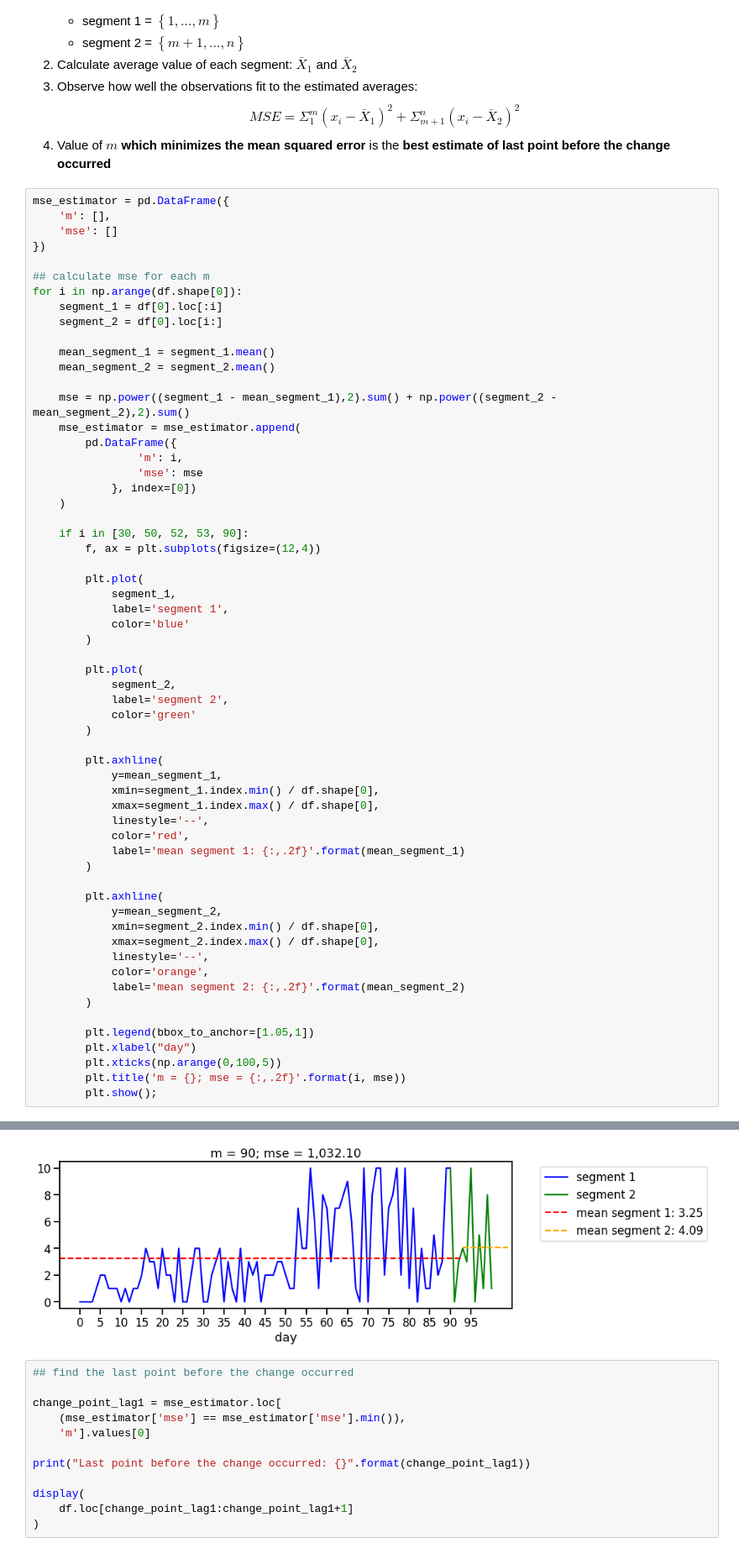
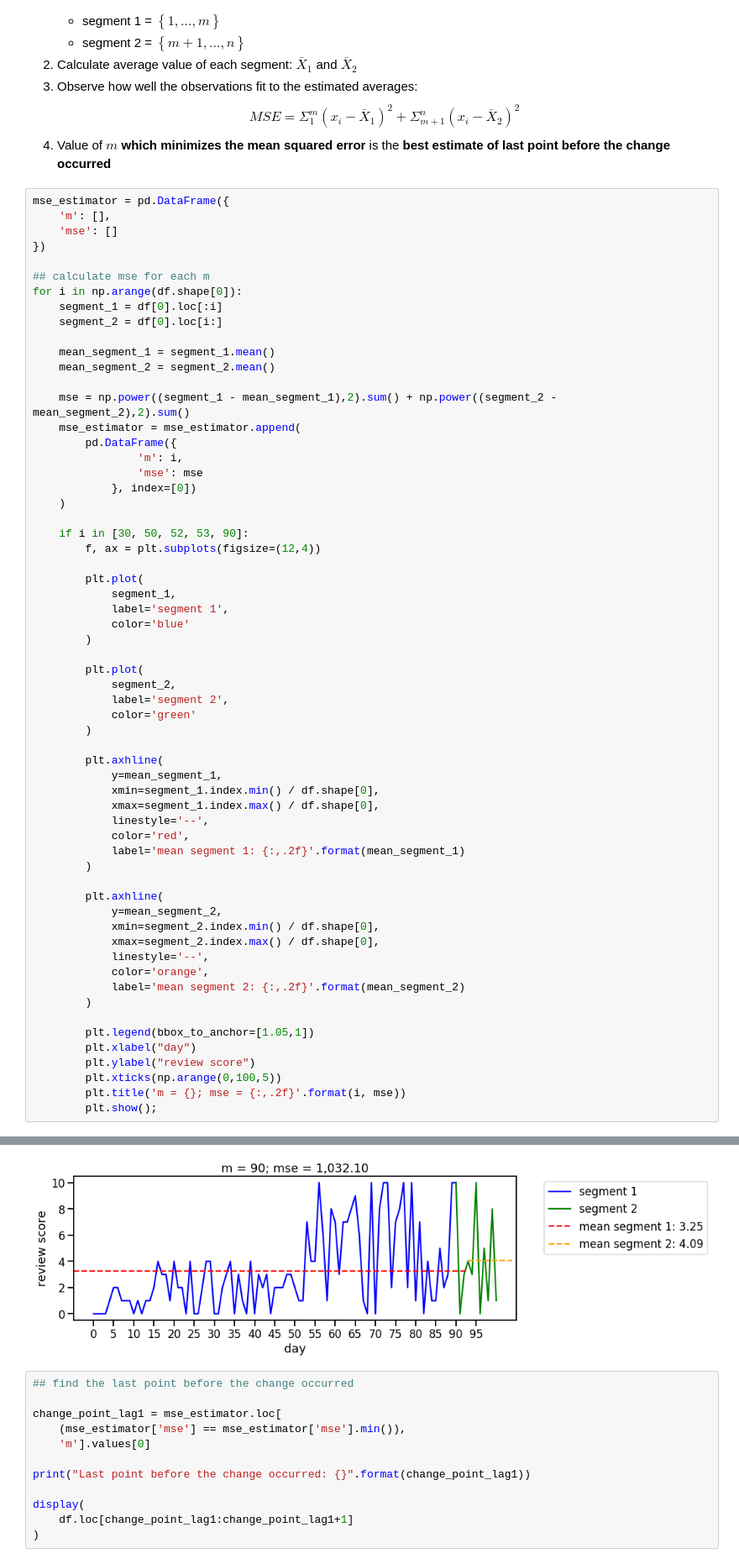
Before and after one commit to elvyna/talk, a Jupyter notebook: Introduction to Change Point Analysis.ipynb, the cells around one changed output, grey strips where cells are left out. Shown at 84% size. Drawn from its saved outputs; the diff is of its cells as text.

```diff
--- a/Introduction to Change Point Analysis.ipynb
+++ b/Introduction to Change Point Analysis.ipynb
@@ -375,6 +379,7 @@ for i in np.arange(df.shape[0]):
 
         plt.legend(bbox_to_anchor=[1.05,1])
         plt.xlabel("day")
+        plt.ylabel("review score")
         plt.xticks(np.arange(0,100,5))
         plt.title('m = {}; mse = {:,.2f}'.format(i, mse))
         plt.show();
@@ -386,4 +391,4 @@ for i in np.arange(df.shape[0]):
-[figure, old version]
+[figure, new version]
 # %%
 ## find the last point before the change occurred
 
```
Also changed, not shown: parts of 10 cells of this notebook.
